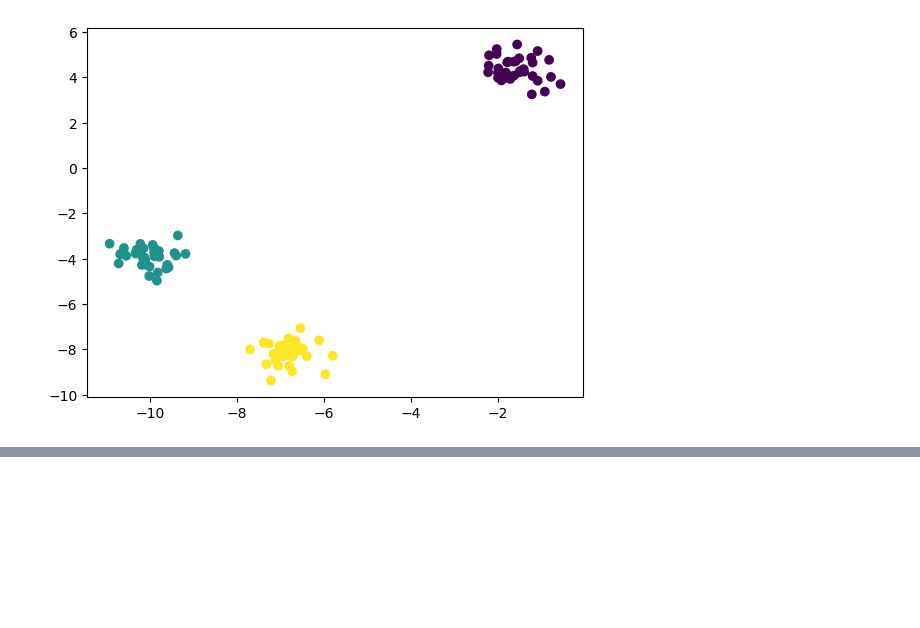
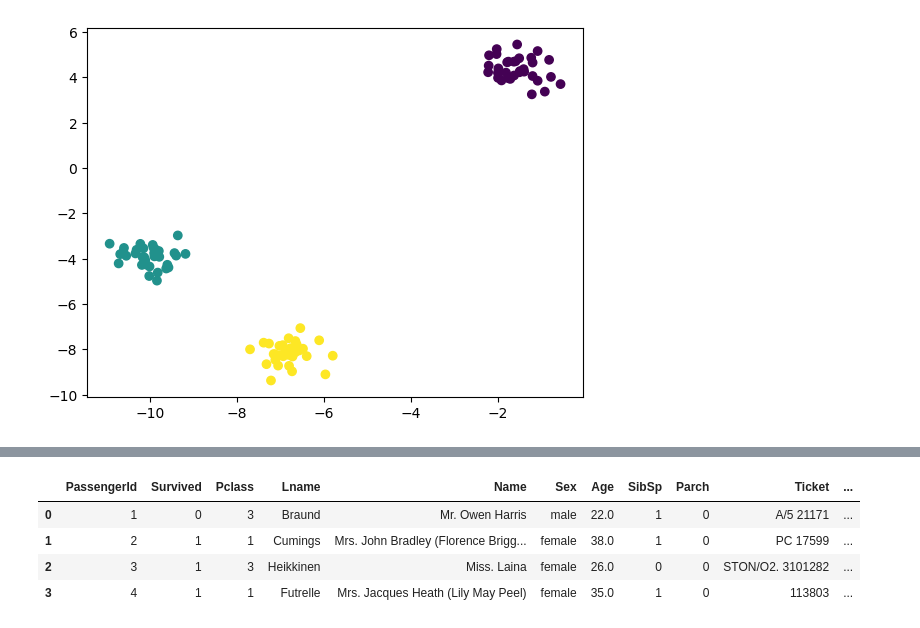
Before and after one commit to dadaxonEnigma/Machine-Learning-Lessons, a Jupyter notebook: load Data.ipynb, the cells around one changed output, grey strips where cells are left out. Cells and saved outputs as stored; diff of their text form; code cells hidden in the pictures; blank space fills up the shorter version.

```diff
--- a/load Data.ipynb
+++ b/load Data.ipynb
@@ -86,0 +93,3 @@ plt. show ()
+# %%
+df = pd.read_csv('titanic.csv')
+df.head(2)
@@ -86,0 +126,8 @@ plt. show ()
+# %%
+df.iloc[:4]
+# %% [output]
+|  | PassengerId | Survived | Pclass | Lname | Name | Sex | Age | SibSp | Parch | Ticket | ... |
+| 0 | 1 | 0 | 3 | Braund | Mr. Owen Harris | male | 22.0 | 1 | 0 | A/5 21171 | ... |
+| 1 | 2 | 1 | 1 | Cumings | Mrs. John Bradley (Florence Brigg... | female | 38.0 | 1 | 0 | PC 17599 | ... |
+| 2 | 3 | 1 | 3 | Heikkinen | Miss. Laina | female | 26.0 | 0 | 0 | STON/O2. 3101282 | ... |
+| 3 | 4 | 1 | 1 | Futrelle | Mrs. Jacques Heath (Lily May Peel) | female | 35.0 | 1 | 0 | 113803 | ... |
```
Also changed, not shown: parts of 13 cells of this notebook.
